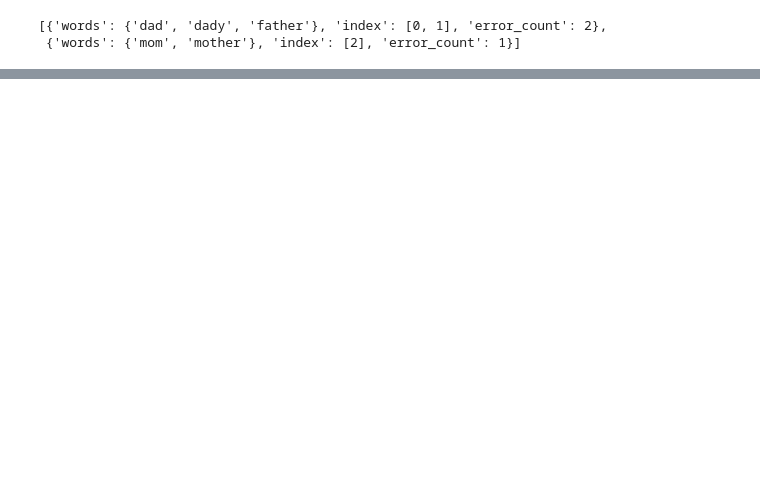
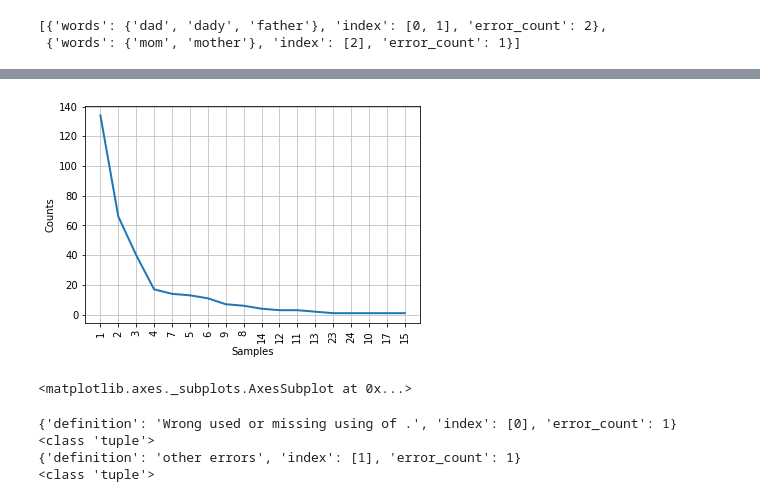
Before and after one commit to Teja0110/Similar-Error, a Jupyter notebook: Program.ipynb, the cells around one changed output, grey strips where cells are left out. Saved outputs shown, nothing was run; the diff lists cells and outputs as text; code cells hidden in the pictures; blank space fills up the shorter version.

```diff
--- a/Program.ipynb
+++ b/Program.ipynb
@@ -112,0 +424,5 @@ word_choice(word_choice_test)
+# %%
+error_cnt_freq.plot()
+# %% [output]
+[figure, added]
+<matplotlib.axes._subplots.AxesSubplot at 0x...>
@@ -112,0 +431,9 @@ word_choice(word_choice_test)
+# %%
+for b in a.items():
+    print(b[1])
+    print(type(b))
+# %% [output]
+{'definition': 'Wrong used or missing using of .', 'index': [0], 'error_count': 1}
+<class 'tuple'>
+{'definition': 'other errors', 'index': [1], 'error_count': 1}
+<class 'tuple'>
```
Also changed, not shown: parts of 43 cells of this notebook.
